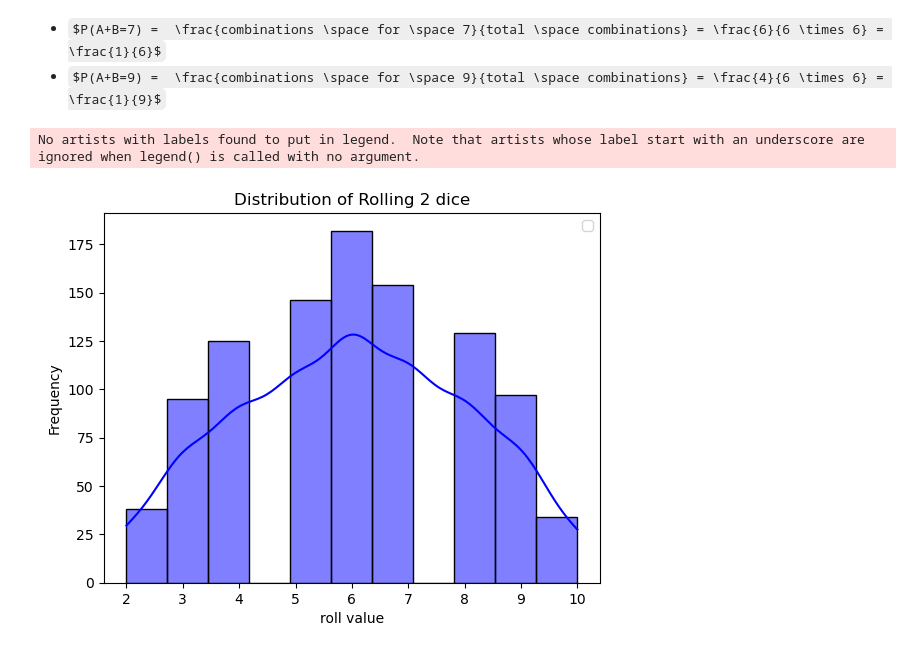
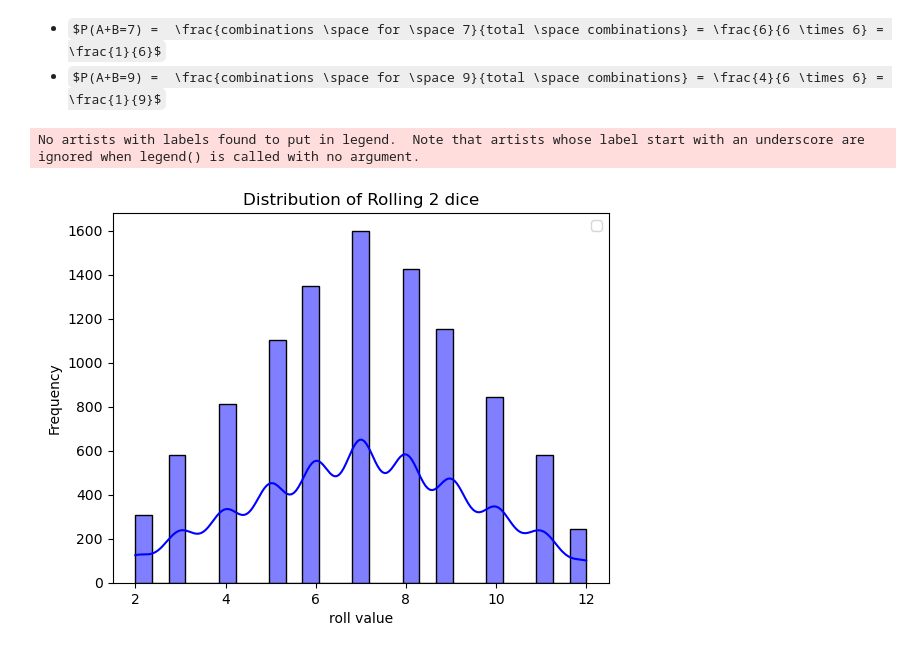
Before and after one commit to ironhack-labs/lab-probability-intro, a Jupyter notebook: your-code/main.ipynb, the cells around one changed output. Saved outputs shown, nothing was run; the diff lists cells and outputs as text; code cells hidden in the pictures; some formulas as TeX source.

```diff
--- a/your-code/main.ipynb
+++ b/your-code/main.ipynb
@@ -78,18 +78,18 @@ import seaborn as sns
 # %%
 
 def rolldice(roll_times):
     rolls = []
     for i in range(roll_times):
-        roll = np.random.randint(1,6) + np.random.randint(1,6)
+        roll = np.random.randint(1,7) + np.random.randint(1,7)
         rolls.append(roll)
     sns.histplot(rolls, kde=True, color='blue')
     plt.title('Distribution of Rolling 2 dice')
     plt.xlabel('roll value')
     plt.ylabel('Frequency')
     plt.legend()
     plt.show()
 
-rolldice(1000)
+rolldice(10000)
 # %% [output]
 No artists with labels found to put in legend.  Note that artists whose label start with an underscore are ignored when legend() is called with no argument.
-[figure, old version]
+[figure, new version]
```
